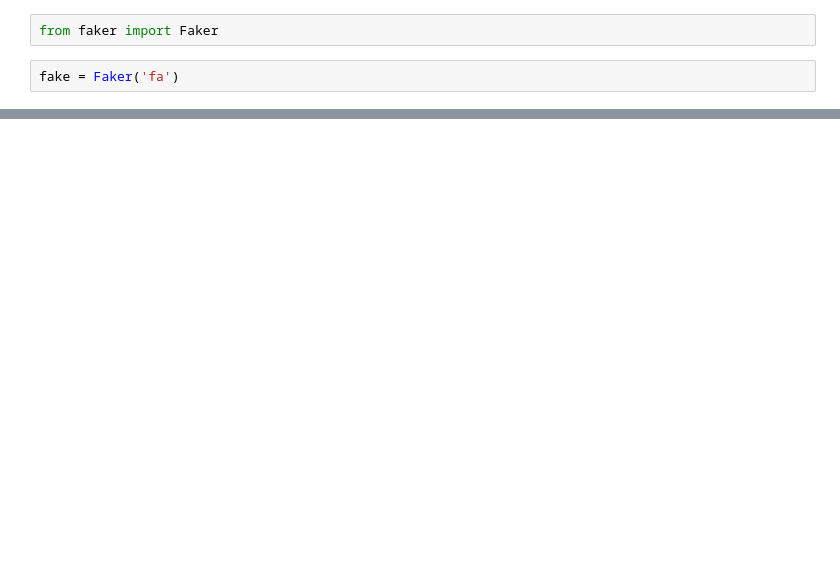
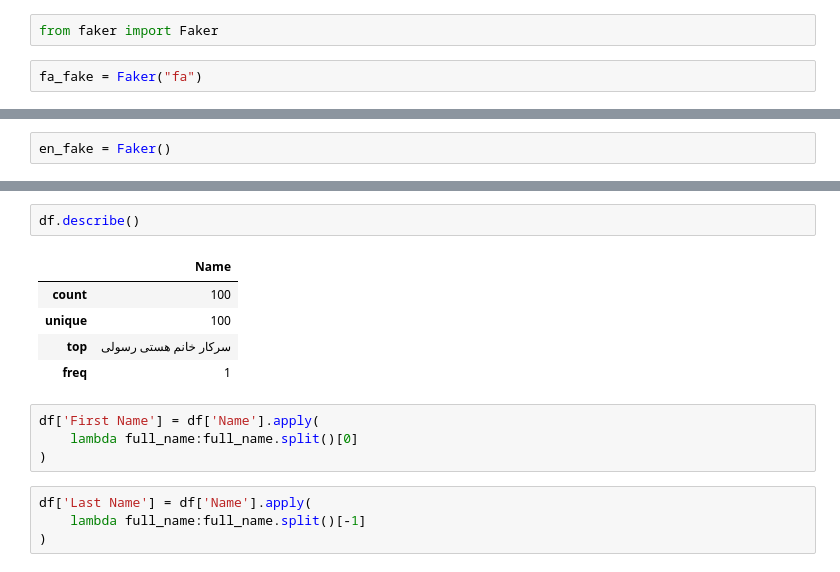
Before and after one commit to mehdihatami1998/PythonExercise, a Jupyter notebook: Untitled.ipynb, the cells around one changed output, grey strips where cells are left out. Cells and saved outputs as stored; diff of their text form; blank space fills up the shorter version.

```diff
--- a/Untitled.ipynb
+++ b/Untitled.ipynb
@@ -340,4 +3,4 @@ df1
 # %%
 from faker import Faker
 # %%
-fake = Faker('fa')
+fa_fake = Faker("fa")
@@ -354,0 +109,2 @@ df = pd.DataFrame(my_dic)
+# %%
+en_fake = Faker()
@@ -354,0 +161,16 @@ df = pd.DataFrame(my_dic)
+# %%
+df.describe()
+# %% [output]
+|  | Name |
+| count | 100 |
+| unique | 100 |
+| top | سرکار خانم هستی رسولی |
+| freq | 1 |
+# %%
+df['First Name'] = df['Name'].apply(
+    lambda full_name:full_name.split()[0]
+)
+# %%
+df['Last Name'] = df['Name'].apply(
+    lambda full_name:full_name.split()[-1]
+)
```
Also changed, not shown: parts of 214 cells of this notebook, 2 other files.
